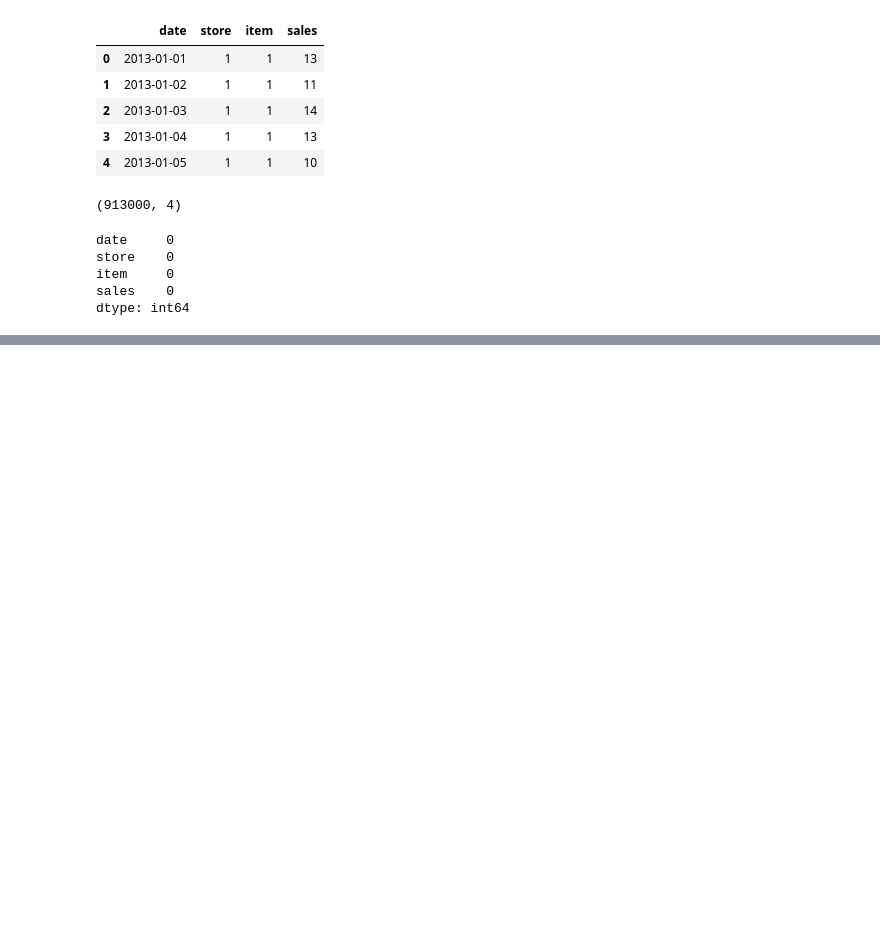
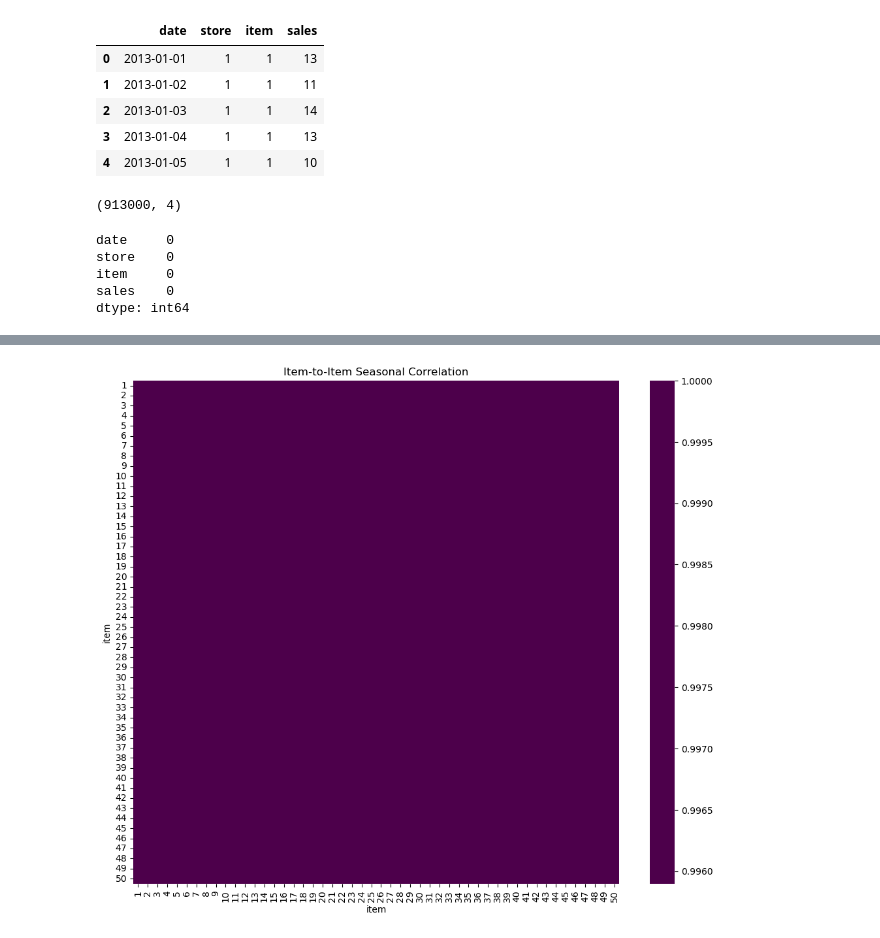
Before and after one commit to ethanhopkins101/DataScience-Projects, a Jupyter notebook: freelancing/sale_forecast/salae_forecast.ipynb, the cells around one changed output, grey strips where cells are left out. Saved outputs shown, nothing was run; the diff lists cells and outputs as text; code cells hidden in the pictures; blank space fills up the shorter version.

```diff
--- a/freelancing/sale_forecast/salae_forecast.ipynb
+++ b/freelancing/sale_forecast/salae_forecast.ipynb
@@ -66,0 +235,18 @@ ConnectionResetError: [WinError 10054] An existing connection was forcibly close
+# %%
+# 1. Pivot: Columns = Items, Rows = Months, Values = Sum of Sales
+item_monthly_sales = df.pivot_table(index=df.index.to_period('M'),
+                                    columns='item',
+                                    values='sales',
+                                    aggfunc='sum')
+
+# 2. Compute the Correlation Matrix
+item_corr = item_monthly_sales.corr()
+
+# 3. Plotting the Heatmap
+import seaborn as sns
+plt.figure(figsize=(12, 10))
+sns.heatmap(item_corr, cmap='BuPu', center=0)
+plt.title("Item-to-Item Seasonal Correlation")
+plt.show()
+# %% [output]
+[figure, added]
```
Also changed, not shown: parts of 29 cells of this notebook.
